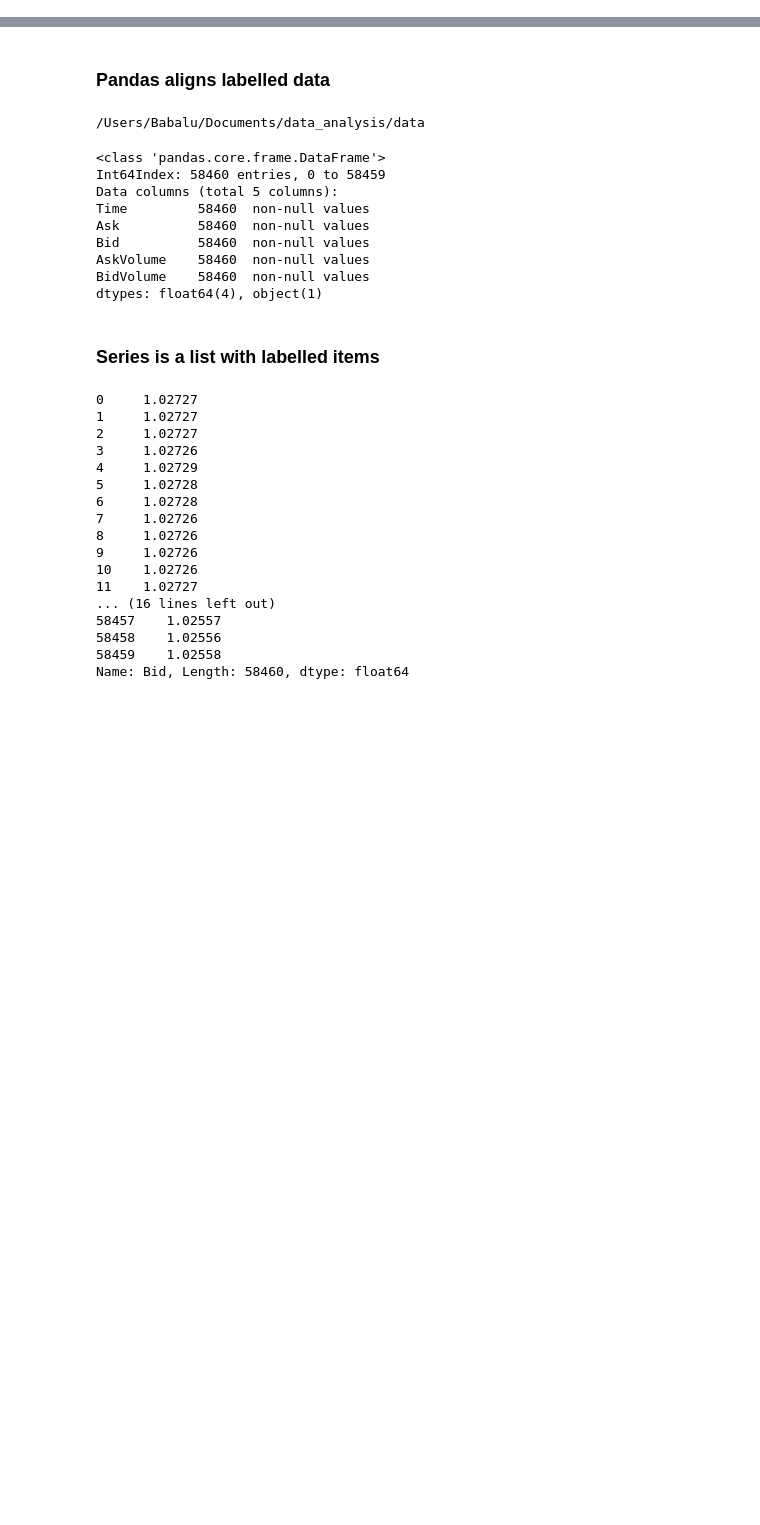
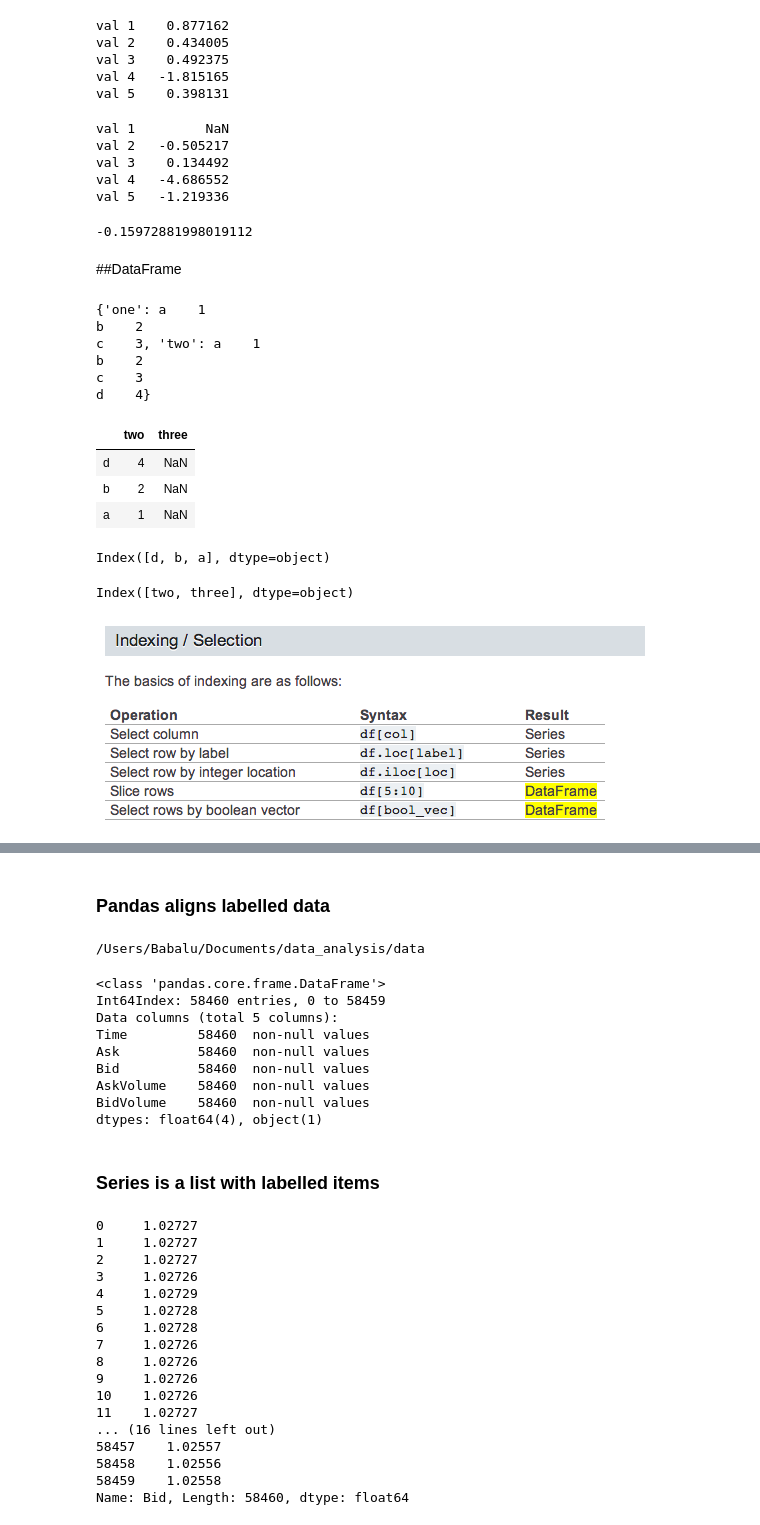
Before and after one commit to donigian/Data-Analysis-with-Python, a Jupyter notebook: Intro to Pandas.ipynb, the cells around one changed output, grey strips where cells are left out. Saved outputs shown, nothing was run; the diff lists cells and outputs as text; code cells hidden in the pictures; blank space fills up the shorter version.

```diff
--- a/Intro to Pandas.ipynb
+++ b/Intro to Pandas.ipynb
@@ -107,0 +72,63 @@ Ask for more Orthogonal Data
+# %%
+sample_series
+# %% [output]
+val 1    0.877162
+val 2    0.434005
+val 3    0.492375
+val 4   -1.815165
+val 5    0.398131
+# %%
+# compute the percent change over a given number of periods
+sample_series.pct_change()
+# %% [output]
+val 1         NaN
+val 2   -0.505217
+val 3    0.134492
+val 4   -4.686552
+val 5   -1.219336
+# %%
+sample_series2 = pd.Series(randn(6))
+sample_series3 = pd.Series(randn(6))
+sample_series2.cov(sample_series3)
+# %% [output]
+-0.15972881998019112
+# %% [markdown]
+##DataFrame
+# %%
+# DataFrame is one of :
+#  Dict of 1D ndarrays, lists, dicts, or Series
+#  2-D numpy.ndarray
+#  Structured or record ndarray
+#  A Series
+#  Another DataFrame
+d = {'one' : pd.Series([1., 2., 3.], index=['a', 'b', 'c']),
+     'two' : pd.Series([1., 2., 3., 4.], index=['a', 'b', 'c', 'd'])}
+d
+# %% [output]
+{'one': a    1
+b    2
+c    3, 'two': a    1
+b    2
+c    3
+d    4}
+# %%
+df = pd.DataFrame(d, index=['d', 'b', 'a'], columns=['two', 'three'])
+df
+# %% [output]
+|  | two | three |
+| d | 4 | NaN |
+| b | 2 | NaN |
+| a | 1 | NaN |
+# %%
+df.index
+# %% [output]
+Index([d, b, a], dtype=object)
+# %%
+df.columns
+# %% [output]
+Index([two, three], dtype=object)
+# %%
+# Column selection, addition, deletion
+Image(filename='img/ind_sel.png')
+# %% [output]
+[figure, added]
```
Also changed, not shown: parts of 33 cells of this notebook.
